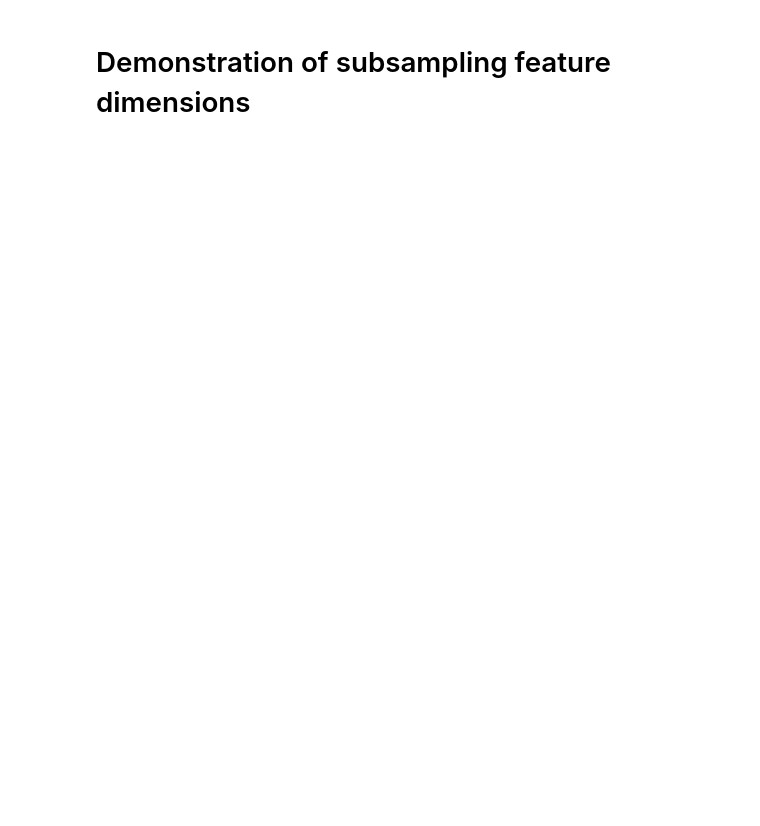
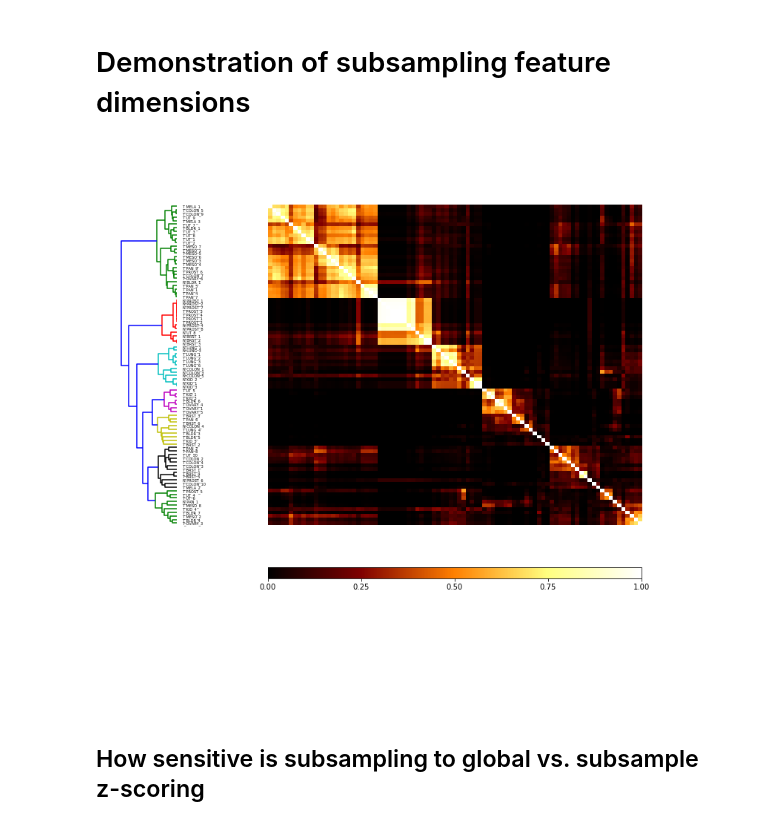
Before and after one commit to NaegleLab/OpenEnsembles, a Jupyter notebook: examples/Subsample_features_randomly.ipynb, the cells around one changed output. Cells and saved outputs as stored; diff of their text form; code cells hidden in the pictures; blank space fills up the shorter version.

Commit message:
Added data needed for mRNA and subsampling of feature space, merging for clustering, and tests for that

```diff
--- a/examples/Subsample_features_randomly.ipynb
+++ b/examples/Subsample_features_randomly.ipynb
@@ -39,3 +37,12 @@ c = oe.cluster(d)
 K=15
 for name in names:
     c.cluster(name, 'agglomerative', name, K)
+# %%
+comat = c.co_occurrence_matrix('zscore')
+fig = comat.plot(linkage='ward', threshold=1.5)
+fig.savefig('comat.eps')
+plt.show()
+# %% [output]
+[figure, added]
+# %% [markdown]
+## How sensitive is subsampling to global vs. subsample z-scoring
```
Also changed, not shown: parts of 18 cells of this notebook, 3 other files.
